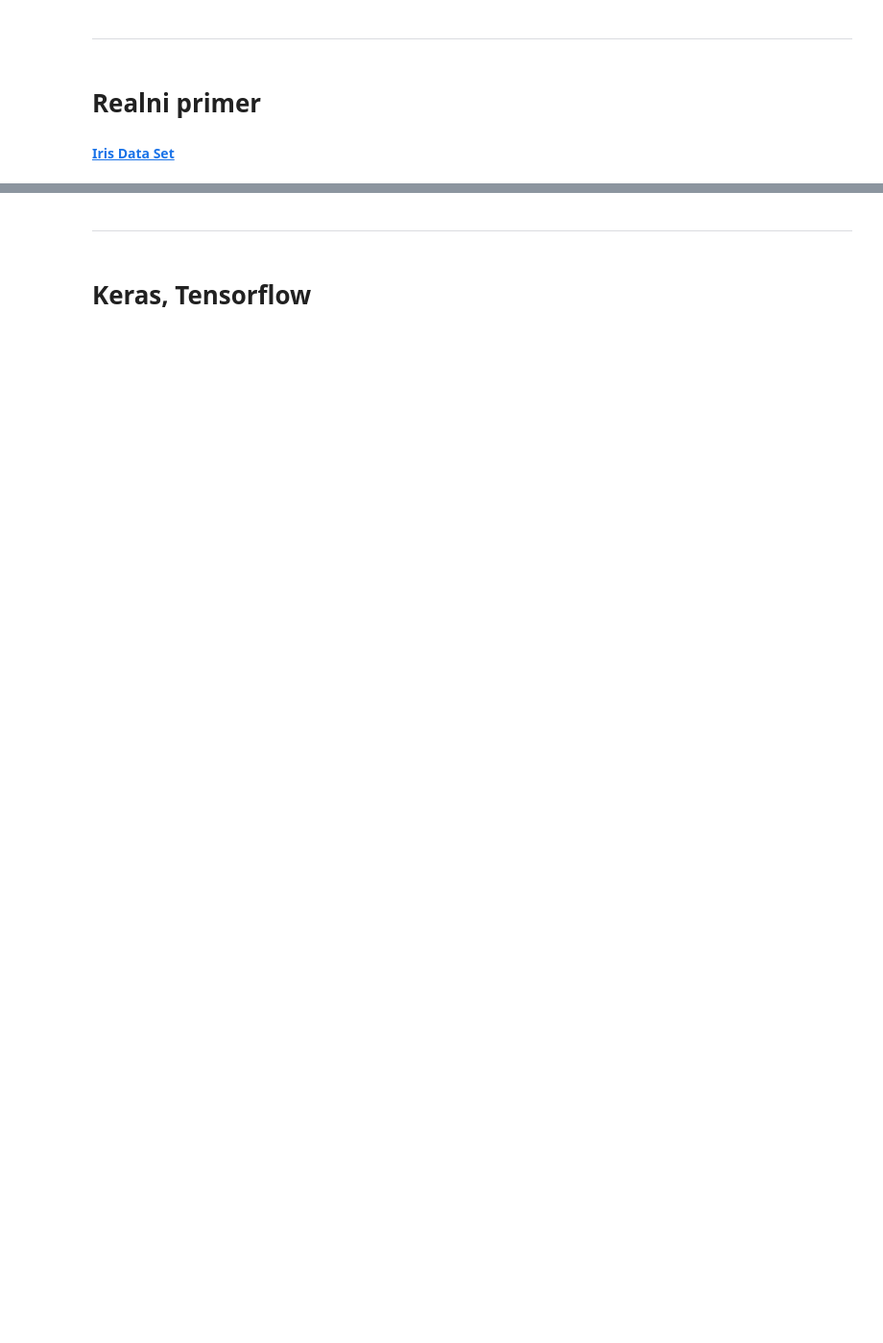
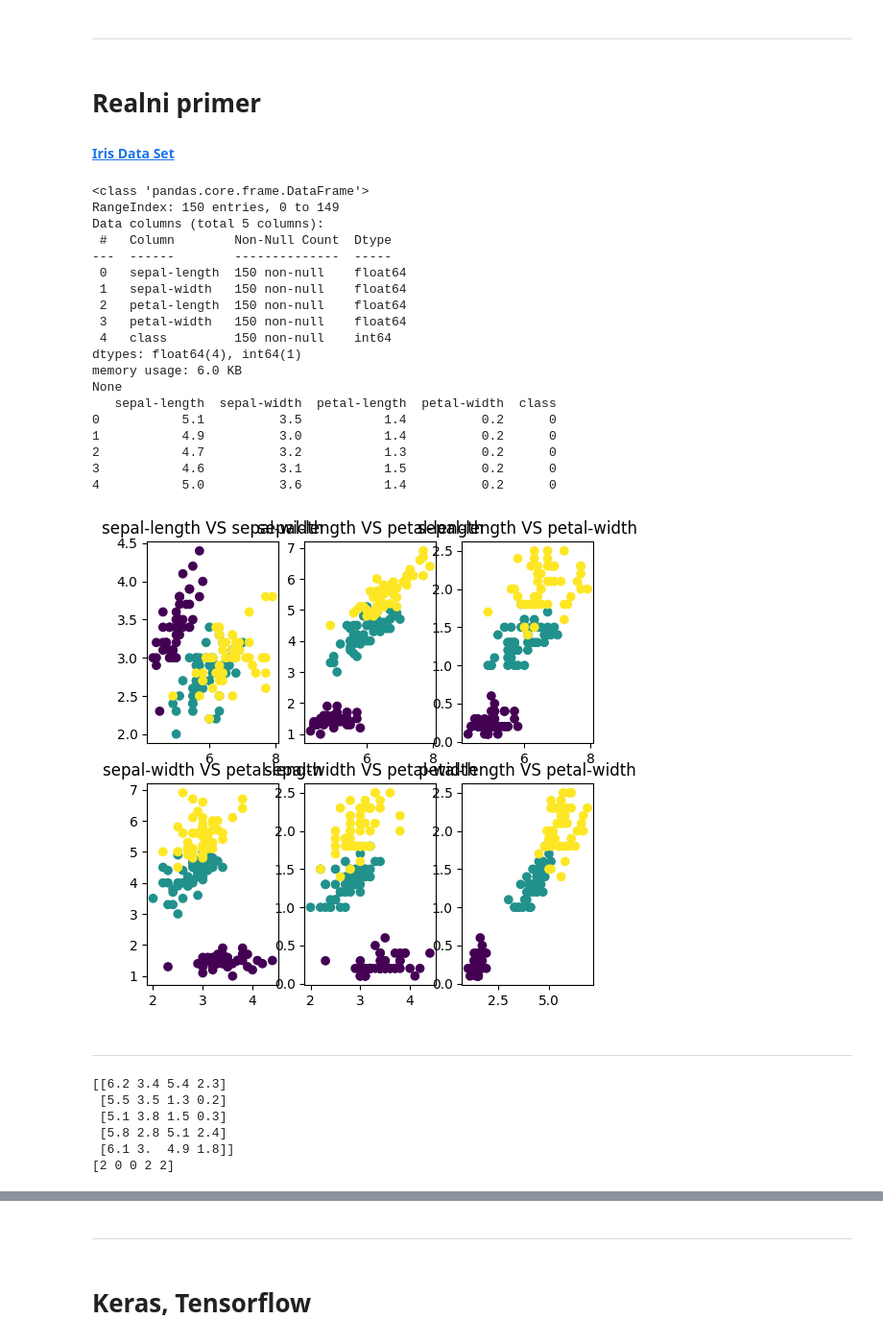
Before and after one commit to icta-tecaji/python-analitika-4-public, a Jupyter notebook: 01_Neural_Networks_Basics/Termin_02.ipynb, the cells around one changed output, grey strips where cells are left out. Shown at 96% size. Cells and saved outputs as stored; diff of their text form; code cells hidden in the pictures; blank space fills up the shorter version.

```diff
--- a/01_Neural_Networks_Basics/Termin_02.ipynb
+++ b/01_Neural_Networks_Basics/Termin_02.ipynb
@@ -76,3 +1043,79 @@ $\Large \frac{\partial L_{1w}}{\partial b_n} = \frac{\partial }{\partial b_n}( \
 # Realni primer
 # %% [markdown]
 <a href="https://archive.ics.uci.edu/ml/datasets/iris"><b>Iris Data Set</b></a>
+# %%
+import pandas as pd
+import matplotlib.pyplot as plt
+
+data = pd.read_csv("data/iris.data", header=None, names=["sepal-length", "sepal-width", "petal-length", "petal-width", "class"])
+
+colors = {"Iris-setosa": 0,
+         "Iris-versicolor": 1,
+         "Iris-virginica": 2}
+
+for key, value in colors.items():
+    filter_ = data["class"] == key
+    data.loc[filter_, "class"] = value
+data["class"] = pd.to_numeric(data["class"]) # before, pandas took them as strings. But we need them as integers for our AI model
+
+print(data.info())
+print(data.head())
+
+fig, axs = plt.subplots(nrows=2, ncols=3, figsize=(6, 6))
+axs[0][0].scatter(data["sepal-length"], data["sepal-width"], c=data["class"])
+axs[0][0].set_title("sepal-length VS sepal-width")
+
+axs[0][1].scatter(data["sepal-length"], data["petal-length"], c=data["class"])
+axs[0][1].set_title("sepal-length VS petal-length")
+
+axs[0][2].scatter(data["sepal-length"], data["petal-width"], c=data["class"])
+axs[0][2].set_title("sepal-length VS petal-width")
+
+axs[1][0].scatter(data["sepal-width"], data["petal-length"], c=data["class"])
+axs[1][0].set_title("sepal-width VS petal-length")
+
+axs[1][1].scatter(data["sepal-width"], data["petal-width"], c=data["class"])
+axs[1][1].set_title("sepal-width VS petal-width")
+
+axs[1][2].scatter(data["petal-length"], data["petal-width"], c=data["class"])
+axs[1][2].set_title("petal-length VS petal-width")
+
+plt.show()
+# %% [output]
+<class 'pandas.core.frame.DataFrame'>
+RangeIndex: 150 entries, 0 to 149
+Data columns (total 5 columns):
+ #   Column        Non-Null Count  Dtype
+---  ------        --------------  -----
+ 0   sepal-length  150 non-null    float64
+ 1   sepal-width   150 non-null    float64
+ 2   petal-length  150 non-null    float64
+ 3   petal-width   150 non-null    float64
+ 4   class         150 non-null    int64
+dtypes: float64(4), int64(1)
+memory usage: 6.0 KB
+None
+   sepal-length  sepal-width  petal-length  petal-width  class
+0           5.1          3.5           1.4          0.2      0
+1           4.9          3.0           1.4          0.2      0
+2           4.7          3.2           1.3          0.2      0
+3           4.6          3.1           1.5          0.2      0
+4           5.0          3.6           1.4          0.2      0
+[figure, added]
+# %% [markdown]
+----
+# %%
+from sklearn.model_selection import train_test_split
+
+X = data.iloc[:, :-1].values
+y = data.iloc[:, -1].values
+X_train, X_test, y_train, y_test = train_test_split(X, y, test_size=0.33, random_state=420)
+print(X_train[:5])
+print(y_train[:5])
+# %% [output]
+[[6.2 3.4 5.4 2.3]
+ [5.5 3.5 1.3 0.2]
+ [5.1 3.8 1.5 0.3]
+ [5.8 2.8 5.1 2.4]
+ [6.1 3.  4.9 1.8]]
+[2 0 0 2 2]
```
Also changed, not shown: parts of 40 cells of this notebook, 6 other files.
